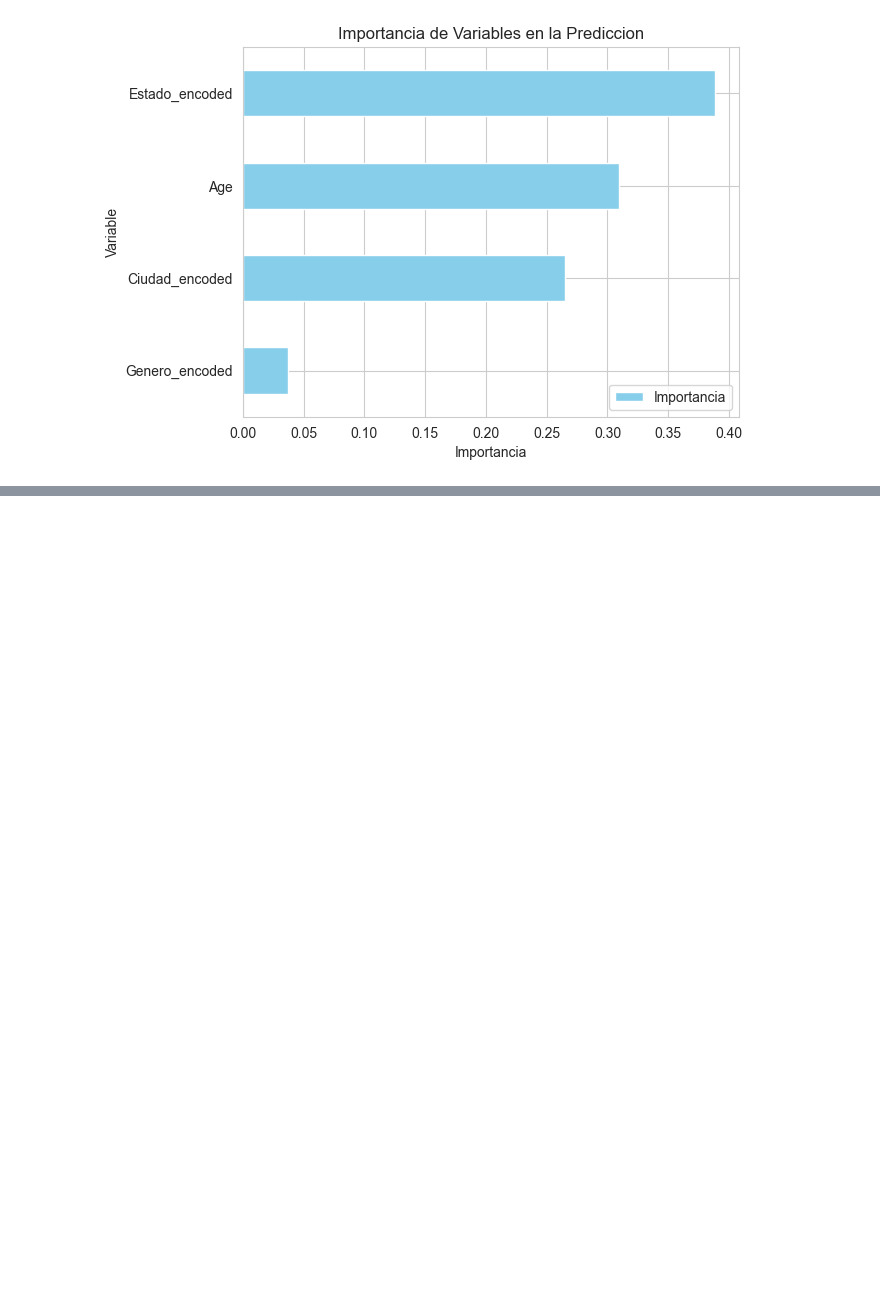
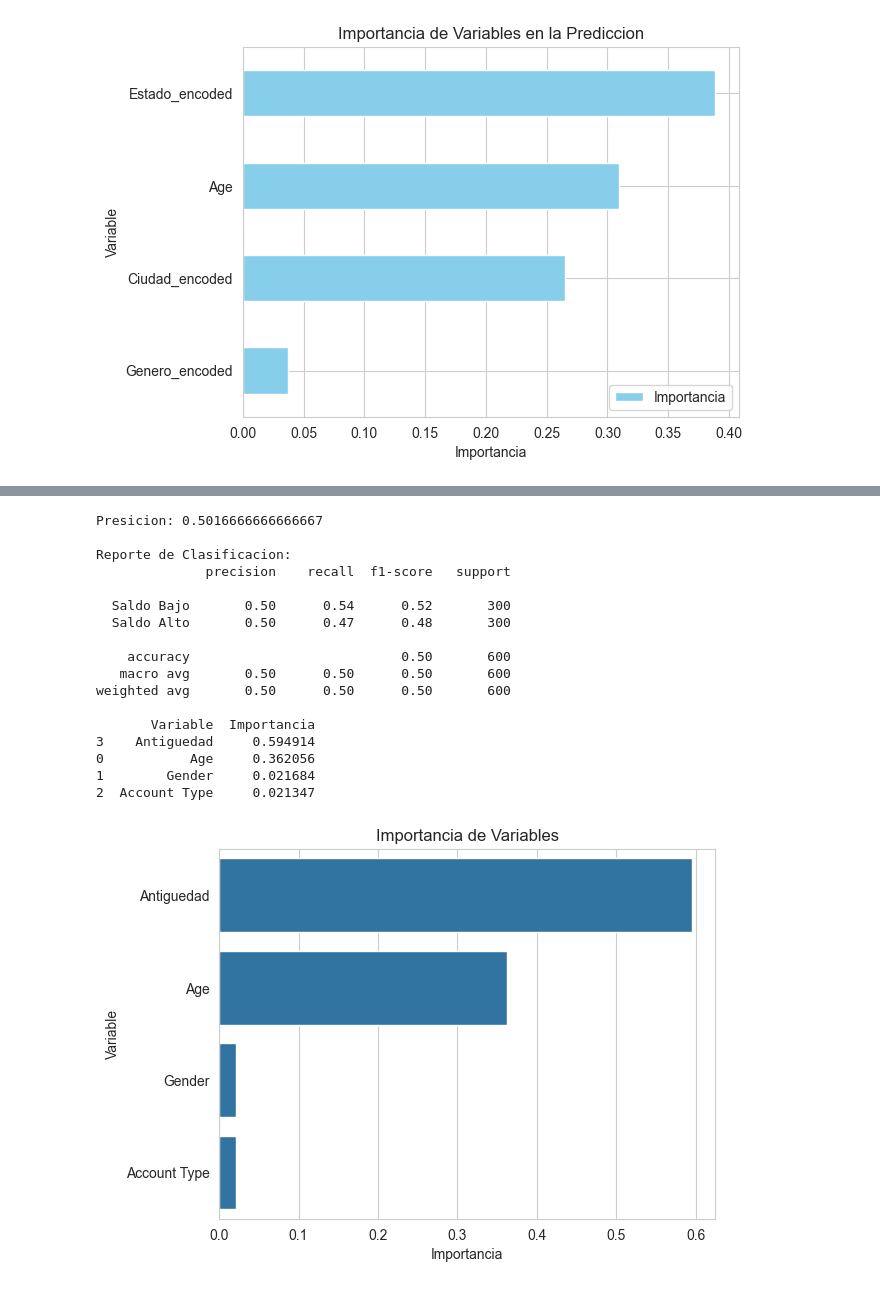
Before and after one commit to Vigonzaleze/analisisDatos_clientesBancarios, a Jupyter notebook: Analisis/analisis.ipynb, the cells around one changed output, grey strips where cells are left out. Cells and saved outputs as stored; diff of their text form; code cells hidden in the pictures; blank space fills up the shorter version.

Commit message:
Se agrega analisis de prediccion de saldo alto o bajo

```diff
--- a/Analisis/analisis.ipynb
+++ b/Analisis/analisis.ipynb
@@ -1344,0 +1360,9 @@ Por lo que podemos decir que, los datos demograficos no nos permiten predecir la
+# %%
+predicc_saldo = datos_modif.copy()
+
+# usaremos el percentil 75 para el analisis
+umbral = predicc_saldo["Account Balance"].median()
+predicc_saldo["Saldo_alto"] = ( predicc_saldo["Account Balance"] > umbral ).astype(int)
+
+print(f"Umbral de saldo alto: {umbral}")
+print(predicc_saldo['Saldo_alto'].value_counts())
@@ -1344,0 +1386,69 @@ Por lo que podemos decir que, los datos demograficos no nos permiten predecir la
+# %%
+# eliminamos las columnas que no se utilizaran
+predicc_saldo = predicc_saldo.drop(['Customer ID', 'Name', 'Address', 'Email', 'Phone Number', 'Account Balance'], axis=1)
+
+# obtenemos la antiguedad de la fecha de registro
+hoy = pd.to_datetime('today')
+predicc_saldo["Antiguedad"] = (hoy - predicc_saldo["Registration Date"]).dt.days
+predicc_saldo = predicc_saldo.drop("Registration Date", axis=1)
+
+# codificamos datos categoricos
+le_genero = LabelEncoder()
+le_tipoCuenta = LabelEncoder()
+
+predicc_saldo["Gender"] = le_genero.fit_transform(predicc_saldo["Gender"])
+predicc_saldo["Account Type"] = le_tipoCuenta.fit_transform(predicc_saldo["Account Type"])
+
+# Dividimos y escalamos datos
+X = predicc_saldo.drop("Saldo_alto", axis=1)
+y = predicc_saldo["Saldo_alto"]
+
+X_entrenamiento, X_prueba, y_entrenamiento, y_prueba = train_test_split(X, y, test_size=0.2, random_state=42, stratify=y)
+
+# Escalar variables nricas
+escalador = StandardScaler()
+X_entrenamiento[["Age", "Antiguedad"]] = escalador.fit_transform(X_entrenamiento[["Age", "Antiguedad"]])
+X_prueba[["Age", "Antiguedad"]] = escalador.transform(X_prueba[["Age", "Antiguedad"]])
+
+# entrenamos el modelo
+modelo = RandomForestClassifier(n_estimators=100, random_state=42)
+modelo.fit(X_entrenamiento, y_entrenamiento)
+
+# predicciones
+y_prediccion = modelo.predict(X_prueba)
+
+print("Presicion:", accuracy_score(y_prueba, y_prediccion))
+print("\nReporte de Clasificacion:")
+print(classification_report(y_prueba, y_prediccion, target_names=['Saldo Bajo', 'Saldo Alto']))
+
+# importancias de variables
+importancias = pd.DataFrame({
+    'Variable' : X.columns,
+    'Importancia' : modelo.feature_importances_
+}).sort_values('Importancia', ascending=False)
+
+print( importancias )
+
+# Grafico
+sb.barplot(x="Importancia", y='Variable', data=importancias)
+mpl.pyplot.title("Importancia de Variables")
+mpl.pyplot.show()
+# %% [output]
+Presicion: 0.5016666666666667
+
+Reporte de Clasificacion:
+              precision    recall  f1-score   support
+
+  Saldo Bajo       0.50      0.54      0.52       300
+  Saldo Alto       0.50      0.47      0.48       300
+
+    accuracy                           0.50       600
+   macro avg       0.50      0.50      0.50       600
+weighted avg       0.50      0.50      0.50       600
+
+       Variable  Importancia
+3    Antiguedad     0.594914
+0           Age     0.362056
+1        Gender     0.021684
+2  Account Type     0.021347
+[figure, added]
```
Also changed, not shown: parts of 6 cells of this notebook.
